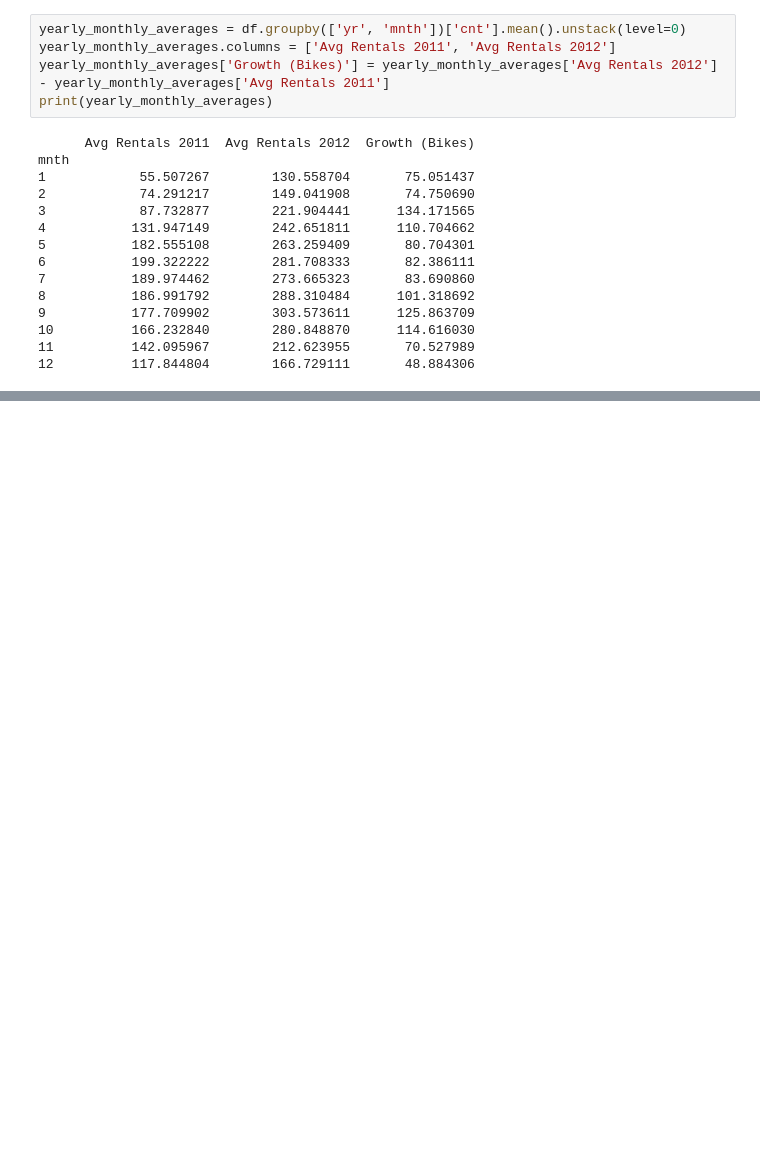
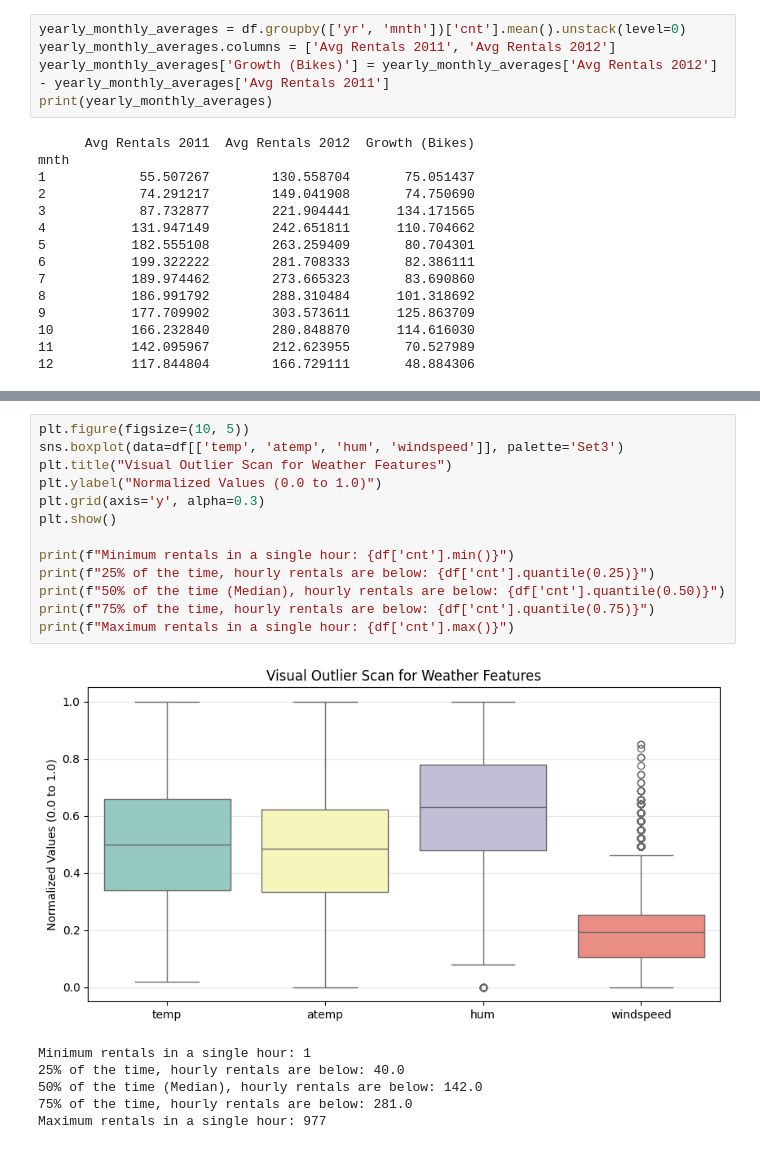
Before and after one commit to boughanmiyoussef/BikeDemand, a Jupyter notebook: notebook/BikeDemand.ipynb, the cells around one changed output, grey strips where cells are left out. Drawn from its saved outputs; the diff is of its cells as text; blank space fills up the shorter version.

```diff
--- a/notebook/BikeDemand.ipynb
+++ b/notebook/BikeDemand.ipynb
@@ -303,0 +316,20 @@ Feature 'windspeed' has 342 mathematical outlier rows.
+# %%
+plt.figure(figsize=(10, 5))
+sns.boxplot(data=df[['temp', 'atemp', 'hum', 'windspeed']], palette='Set3')
+plt.title("Visual Outlier Scan for Weather Features")
+plt.ylabel("Normalized Values (0.0 to 1.0)")
+plt.grid(axis='y', alpha=0.3)
+plt.show()
+
+print(f"Minimum rentals in a single hour: {df['cnt'].min()}")
+print(f"25% of the time, hourly rentals are below: {df['cnt'].quantile(0.25)}")
+print(f"50% of the time (Median), hourly rentals are below: {df['cnt'].quantile(0.50)}")
+print(f"75% of the time, hourly rentals are below: {df['cnt'].quantile(0.75)}")
+print(f"Maximum rentals in a single hour: {df['cnt'].max()}")
+# %% [output]
+[figure, added]
+Minimum rentals in a single hour: 1
+25% of the time, hourly rentals are below: 40.0
+50% of the time (Median), hourly rentals are below: 142.0
+75% of the time, hourly rentals are below: 281.0
+Maximum rentals in a single hour: 977
```
Also changed, not shown: parts of 2 cells of this notebook.
